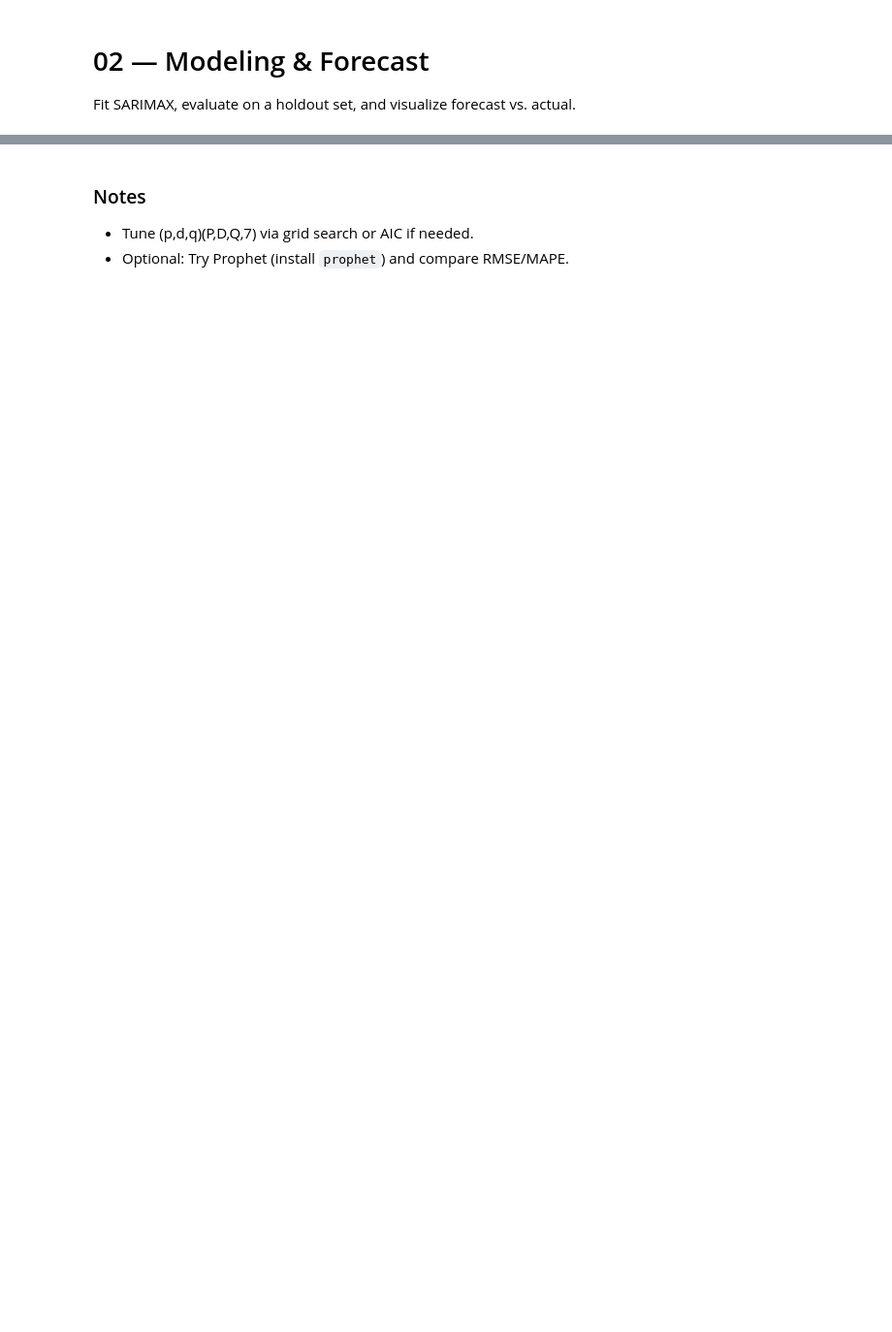
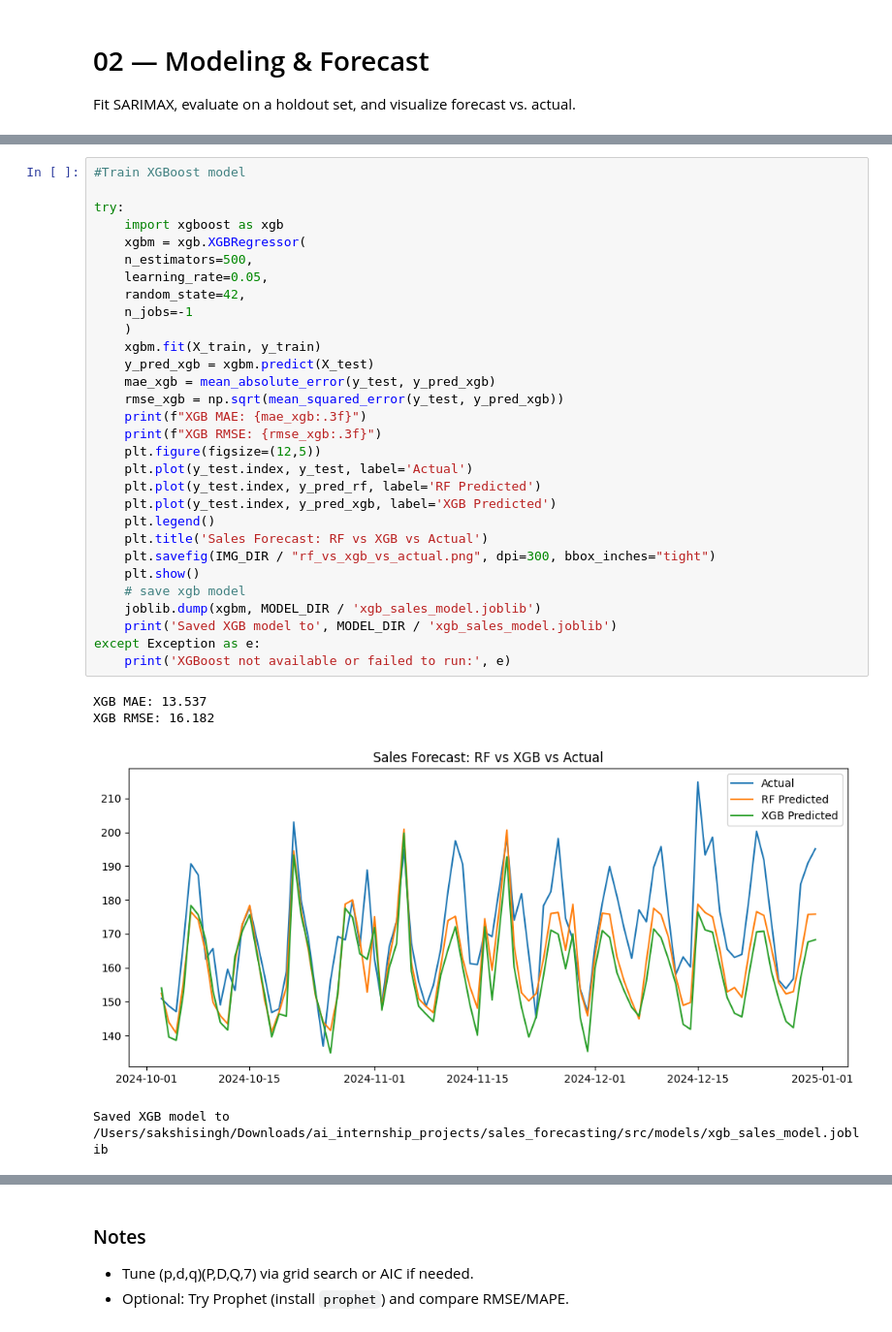
Before and after one commit to cwsakshi/ai_internship_projects, a Jupyter notebook: sales_forecasting/notebooks/02_modeling_and_forecast.ipynb, the cells around one changed output, grey strips where cells are left out. Shown: that part at 97% size. Cells and saved outputs as stored; diff of their text form; blank space fills up the shorter version.

```diff
--- a/sales_forecasting/notebooks/02_modeling_and_forecast.ipynb
+++ b/sales_forecasting/notebooks/02_modeling_and_forecast.ipynb
@@ -53,0 +218,35 @@ print('Saved ../data/forecast_vs_actual.csv')
+# %%
+#Train XGBoost model
+
+try:
+    import xgboost as xgb
+    xgbm = xgb.XGBRegressor(
+    n_estimators=500,
+    learning_rate=0.05,
+    random_state=42,
+    n_jobs=-1
+    )
+    xgbm.fit(X_train, y_train)
+    y_pred_xgb = xgbm.predict(X_test)
+    mae_xgb = mean_absolute_error(y_test, y_pred_xgb)
+    rmse_xgb = np.sqrt(mean_squared_error(y_test, y_pred_xgb))
+    print(f"XGB MAE: {mae_xgb:.3f}")
+    print(f"XGB RMSE: {rmse_xgb:.3f}")
+    plt.figure(figsize=(12,5))
+    plt.plot(y_test.index, y_test, label='Actual')
+    plt.plot(y_test.index, y_pred_rf, label='RF Predicted')
+    plt.plot(y_test.index, y_pred_xgb, label='XGB Predicted')
+    plt.legend()
+    plt.title('Sales Forecast: RF vs XGB vs Actual')
+    plt.savefig(IMG_DIR / "rf_vs_xgb_vs_actual.png", dpi=300, bbox_inches="tight")
+    plt.show()
+    # save xgb model
+    joblib.dump(xgbm, MODEL_DIR / 'xgb_sales_model.joblib')
+    print('Saved XGB model to', MODEL_DIR / 'xgb_sales_model.joblib')
+except Exception as e:
+    print('XGBoost not available or failed to run:', e)
+# %% [output]
+XGB MAE: 13.537
+XGB RMSE: 16.182
+[figure, added]
+Saved XGB model to /Users/sakshisingh/Downloads/ai_internship_projects/sales_forecasting/src/models/xgb_sales_model.joblib
```
Also changed, not shown: parts of 24 cells of this notebook, 6 other files.
